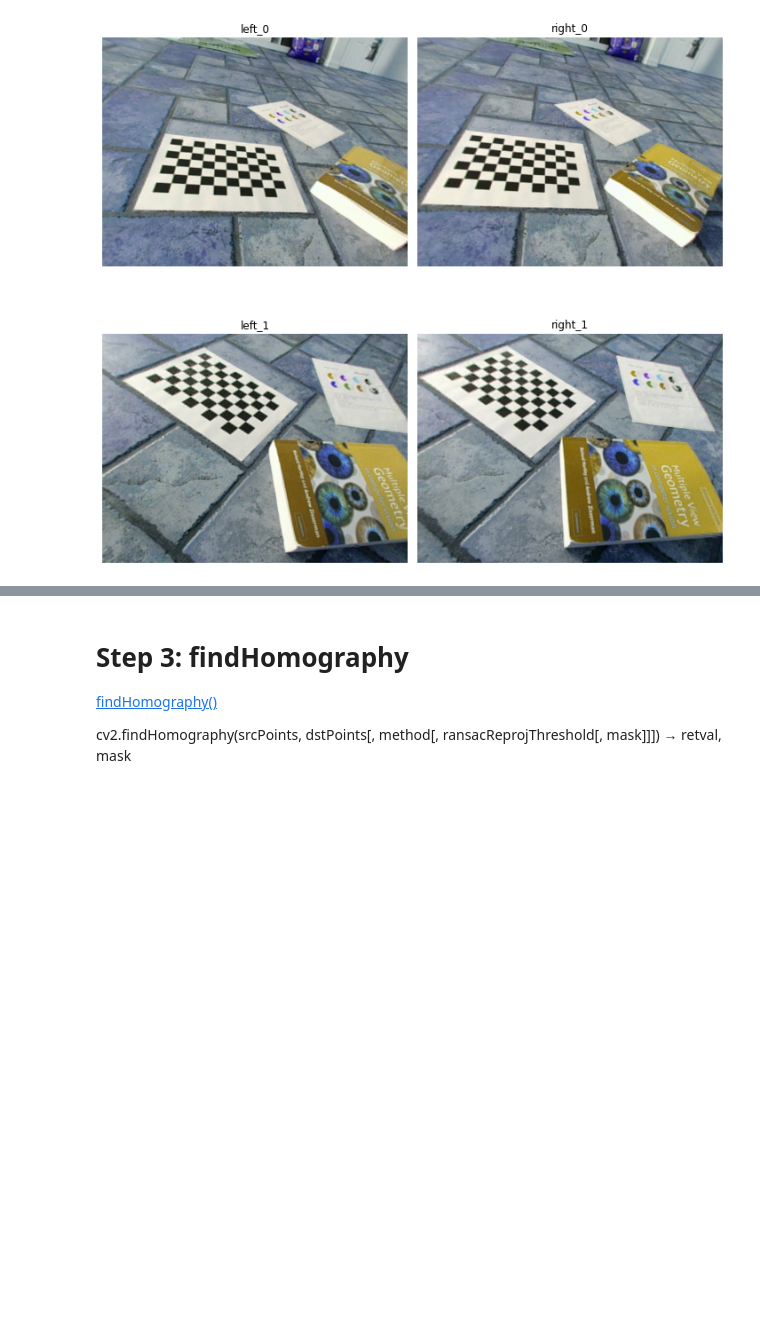
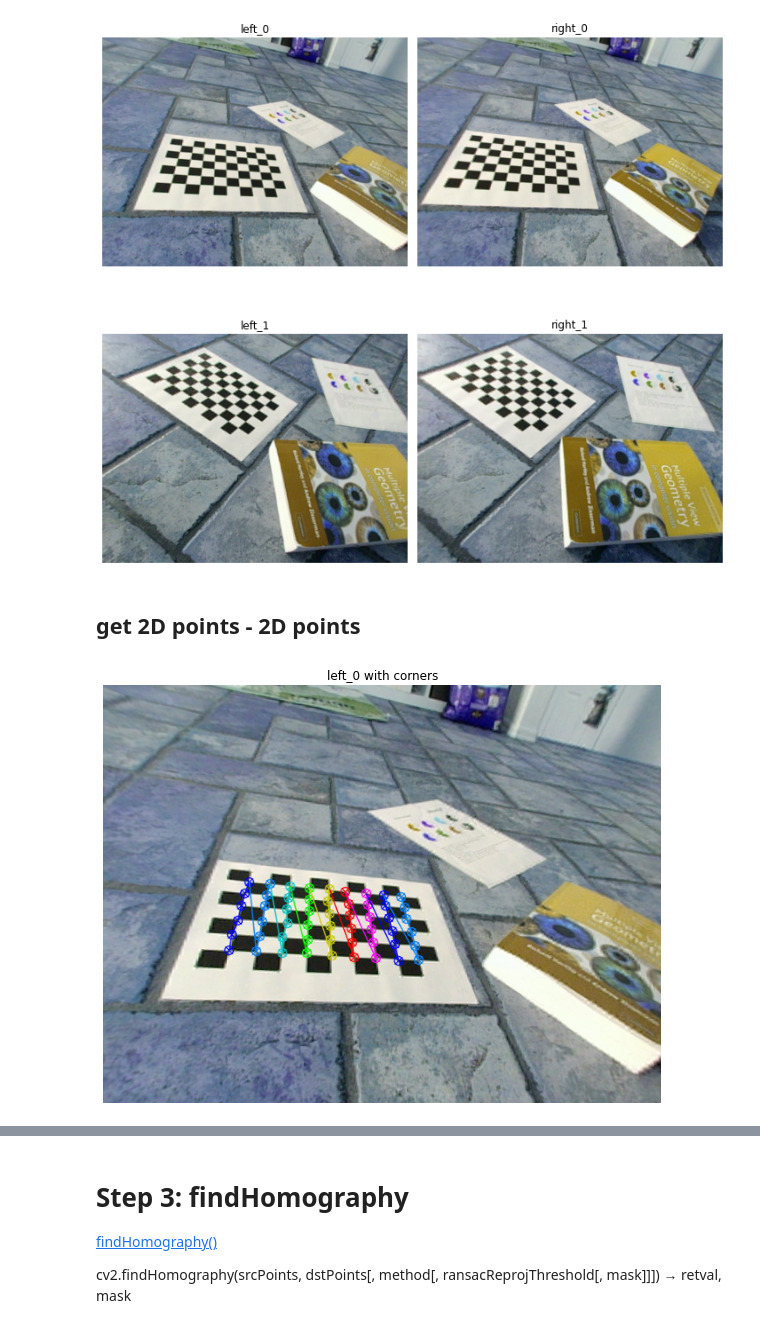
Before and after one commit to eshangaur/Perception-in-Robotics, a Jupyter notebook: project_2b/code/task_5/task_5.ipynb, the cells around one changed output, grey strips where cells are left out. Saved outputs shown, nothing was run; the diff lists cells and outputs as text; code cells hidden in the pictures; blank space fills up the shorter version.

```diff
--- a/project_2b/code/task_5/task_5.ipynb
+++ b/project_2b/code/task_5/task_5.ipynb
@@ -95,3 +95,14 @@ for i in range(len(right_)):
 plot_figures({'left_0': left_[0], 'right_0': right_[0], 'left_1': left_[1], 'right_1': right_[1]}, 2, 2)
 # %% [output]
 [figure]
+# %% [markdown]
+## get 2D points - 2D points
+# %%
+retval, corners_2D = cv2.findChessboardCorners(left_[0],(6,9))
+# print(retval,corners_2D)
+
+corner_img = left_[0].copy()
+cv2.drawChessboardCorners(corner_img,(6,9),corners_2D,retval)
+plot_figures({'left_0 with corners': corner_img})
+# %% [output]
+[figure, added]
```
Also changed, not shown: parts of 12 cells of this notebook, 2 other files.
